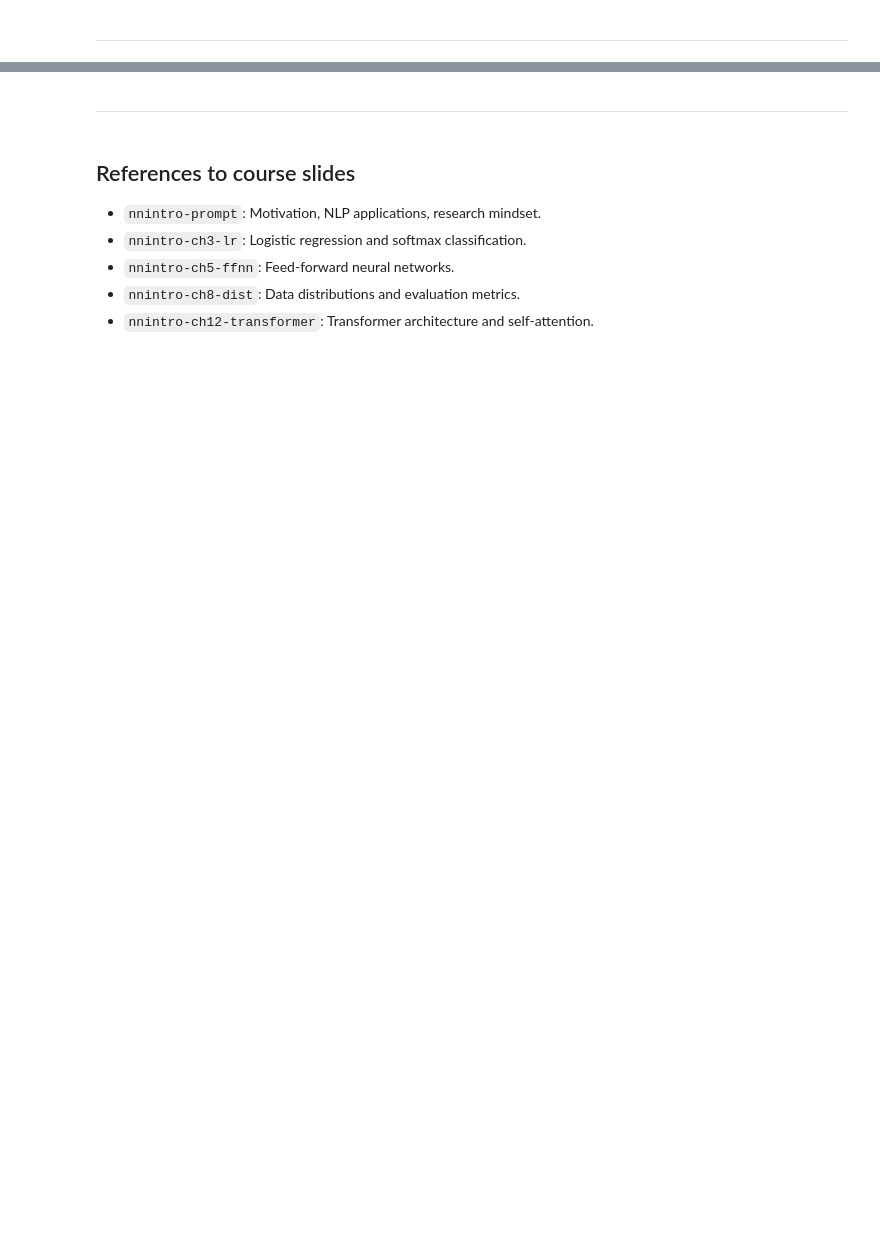
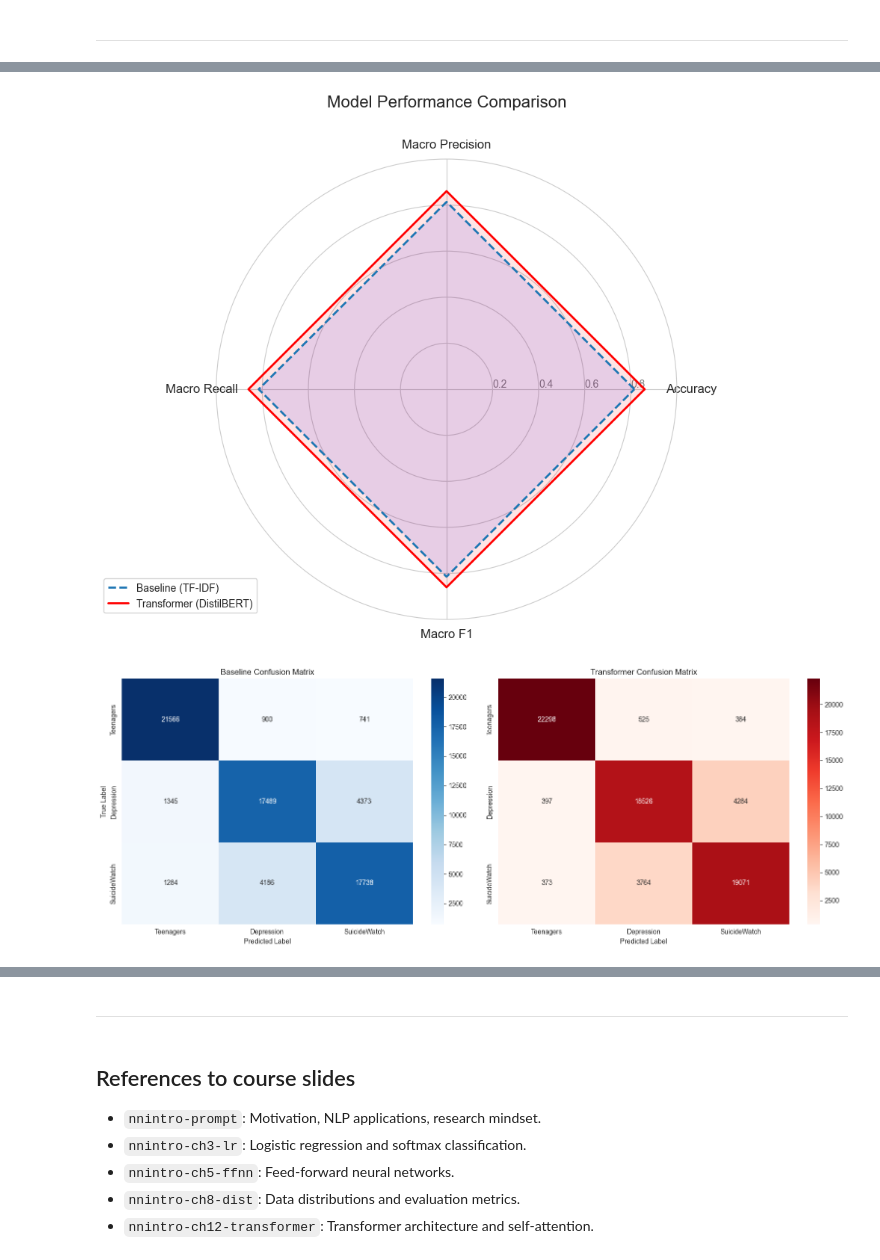
Before and after one commit to renawang893/Mental-Health-Text-Classification, a Jupyter notebook: notebooks/preprocessing.ipynb, the cells around one changed output, grey strips where cells are left out. Drawn from its saved outputs; the diff is of its cells as text; code cells hidden in the pictures; blank space fills up the shorter version.

```diff
--- a/notebooks/preprocessing.ipynb
+++ b/notebooks/preprocessing.ipynb
@@ -649,0 +716,74 @@ Model and tokenizer saved to: saved_distilbert_model
+# %%
+# --- Helper Function for Radar Chart ---
+def plot_radar_chart(baseline_metrics, transformer_metrics, metric_names):
+    # Number of variables
+    N = len(metric_names)
+
+    # Compute angle for each axis
+    angles = [n / float(N) * 2 * np.pi for n in range(N)]
+    angles += angles[:1]  # Close the loop
+
+    # Append first value to close the loop for plotting
+    baseline_vals = baseline_metrics + [baseline_metrics[0]]
+    transformer_vals = transformer_metrics + [transformer_metrics[0]]
+
+    plt.figure(figsize=(8, 8))
+    ax = plt.subplot(111, polar=True)
+
+    # Draw one axe per variable + labels
+    plt.xticks(angles[:-1], metric_names, size=12)
+
+    # Draw ylabels
+    ax.set_rlabel_position(0)
+    plt.yticks([0.2, 0.4, 0.6, 0.8], ["0.2", "0.4", "0.6", "0.8"], color="grey", size=10)
+    plt.ylim(0, 1.0)
+
+    # Plot Baseline
+    ax.plot(angles, baseline_vals, linewidth=2, linestyle='dashed', label='Baseline (TF-IDF)')
+    ax.fill(angles, baseline_vals, 'b', alpha=0.1)
+
+    # Plot Transformer
+    ax.plot(angles, transformer_vals, linewidth=2, label='Transformer (DistilBERT)', color='red')
+    ax.fill(angles, transformer_vals, 'r', alpha=0.1)
+
+    plt.title('Model Performance Comparison', size=16, y=1.1)
+    plt.legend(loc='upper right', bbox_to_anchor=(0.1, 0.1))
+    plt.show()
+
+# --- Calculate Metrics ---
+def get_metrics(y_true, y_pred):
+    acc = accuracy_score(y_true, y_pred)
+    p, r, f1, _ = precision_recall_fscore_support(y_true, y_pred, average='macro', zero_division=0)
+    return [acc, p, r, f1]
+
+metrics_base = get_metrics(transformer_labels, baseline_preds)
+metrics_trans = get_metrics(transformer_labels, transformer_preds)
+metric_names = ['Accuracy', 'Macro Precision', 'Macro Recall', 'Macro F1']
+
+# --- Plot Radar ---
+plot_radar_chart(metrics_base, metrics_trans, metric_names)
+
+# --- Plot Side-by-Side Confusion Matrices ---
+fig, axes = plt.subplots(1, 2, figsize=(16, 6))
+class_names = ["Teenagers", "Depression", "SuicideWatch"]
+
+# Baseline Heatmap
+cm_base = confusion_matrix(transformer_labels, baseline_preds)
+sns.heatmap(cm_base, annot=True, fmt='d', cmap='Blues', ax=axes[0],
+            xticklabels=class_names, yticklabels=class_names)
+axes[0].set_title("Baseline Confusion Matrix")
+axes[0].set_ylabel("True Label")
+axes[0].set_xlabel("Predicted Label")
+
+# Transformer Heatmap
+cm_trans = confusion_matrix(transformer_labels, transformer_preds)
+sns.heatmap(cm_trans, annot=True, fmt='d', cmap='Reds', ax=axes[1],
+            xticklabels=class_names, yticklabels=class_names)
+axes[1].set_title("Transformer Confusion Matrix")
+axes[1].set_xlabel("Predicted Label")
+
+plt.tight_layout()
+plt.show()
+# %% [output]
+[figure, added]
+[figure, added]
```
Also changed, not shown: parts of 42 cells of this notebook, 3 other files.
